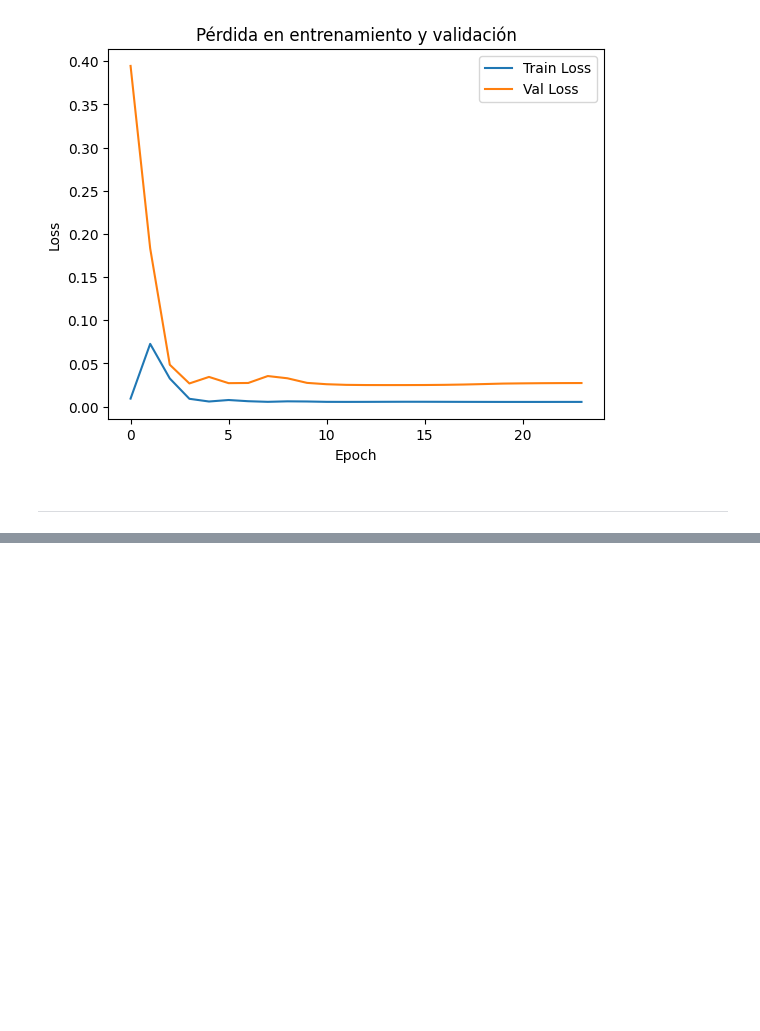
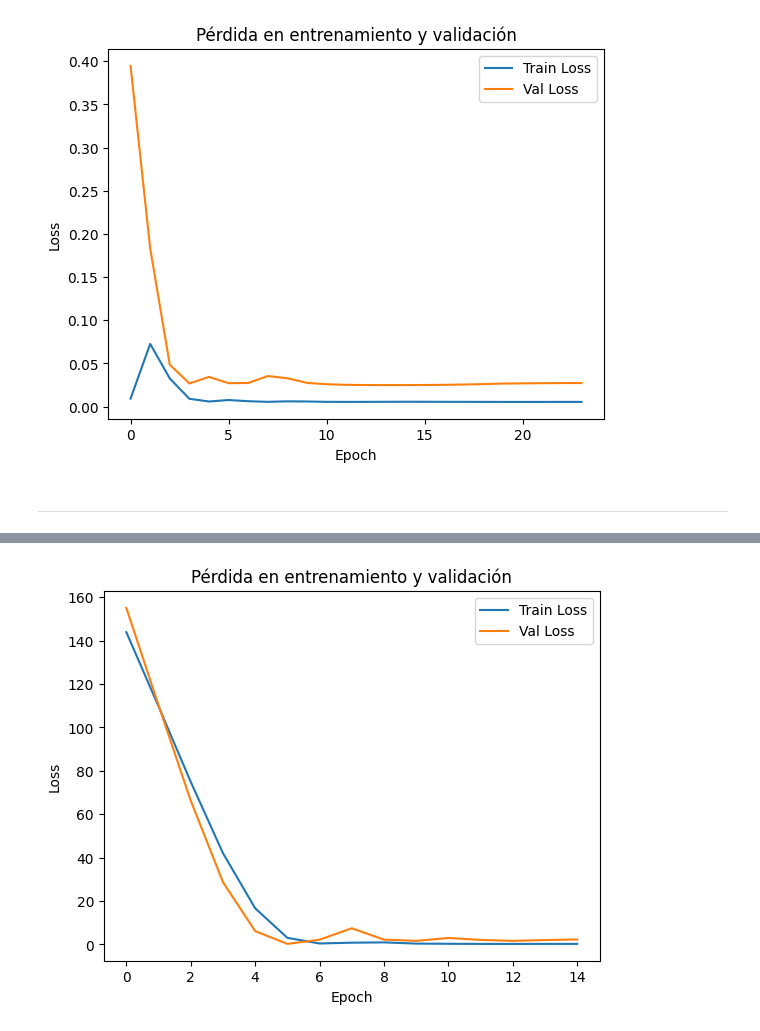
Before and after one commit to gabrielam-projects/Deep-Learning-exercises, a Jupyter notebook: Transformers_NN/TS_simple.ipynb, the cells around one changed output, grey strips where cells are left out. Saved outputs shown, nothing was run; the diff lists cells and outputs as text; code cells hidden in the pictures; blank space fills up the shorter version.

```diff
--- a/Transformers_NN/TS_simple.ipynb
+++ b/Transformers_NN/TS_simple.ipynb
@@ -308,0 +371,32 @@ ______________________
+# %%
+class TimeSeriesTransformer(nn.Module):
+    def __init__(self, input_dim, d_model, nhead, num_layers, seq_length):
+        super(TimeSeriesTransformer, self).__init__()
+        self.seq_length = seq_length
+        self.encoder_layer = nn.TransformerEncoderLayer(
+            d_model=d_model,
+            nhead=nhead,
+            dropout=0.2,
+            batch_first=True
+        )
+        self.transformer = nn.TransformerEncoder(self.encoder_layer, num_layers=num_layers)
+        self.embedding = nn.Linear(input_dim, d_model)
+        self.fc = nn.Linear(d_model, 1)  # Salida de un solo valor (frecuencia cardíaca)
+        self._create_positional_embeddings(seq_length, d_model)
+
+    def _create_positional_embeddings(self, seq_length, d_model):
+        position = torch.arange(0, seq_length).unsqueeze(1)
+        div_term = torch.exp(torch.arange(0, d_model, 2) * -(math.log(10000.0) / d_model))
+        pos_embed = torch.zeros(seq_length, d_model)
+        pos_embed[:, 0::2] = torch.sin(position * div_term)
+        pos_embed[:, 1::2] = torch.cos(position * div_term)
+        self.register_buffer('position_embedding', pos_embed)
+
+    def forward(self, x):
+        if x.shape[1] != self.seq_length:
+            raise ValueError(f"Longitud de la secuencia: {x.shape[1]}, se esperaba: {self.seq_length}")
+
+        x = self.embedding(x)  # Proyección inicial a d_model
+        x = x + self.position_embedding  # Agregar embeddings posicionales
+        x = self.transformer(x)  # Salida del transformer
+        return self.fc(x[:, -1, :]).squeeze(-1)  # Reducir dimensión extra para [batch_size]
@@ -308,0 +491,12 @@ ______________________
+# %%
+# Graficar pérdidas
+import matplotlib.pyplot as plt
+plt.plot(train_losses, label='Train Loss')
+plt.plot(val_losses, label='Val Loss')
+plt.legend()
+plt.xlabel('Epoch')
+plt.ylabel('Loss')
+plt.title('Pérdida en entrenamiento y validación')
+plt.show()
+# %% [output]
+[figure, added]
```
Also changed, not shown: parts of 6 cells of this notebook.
